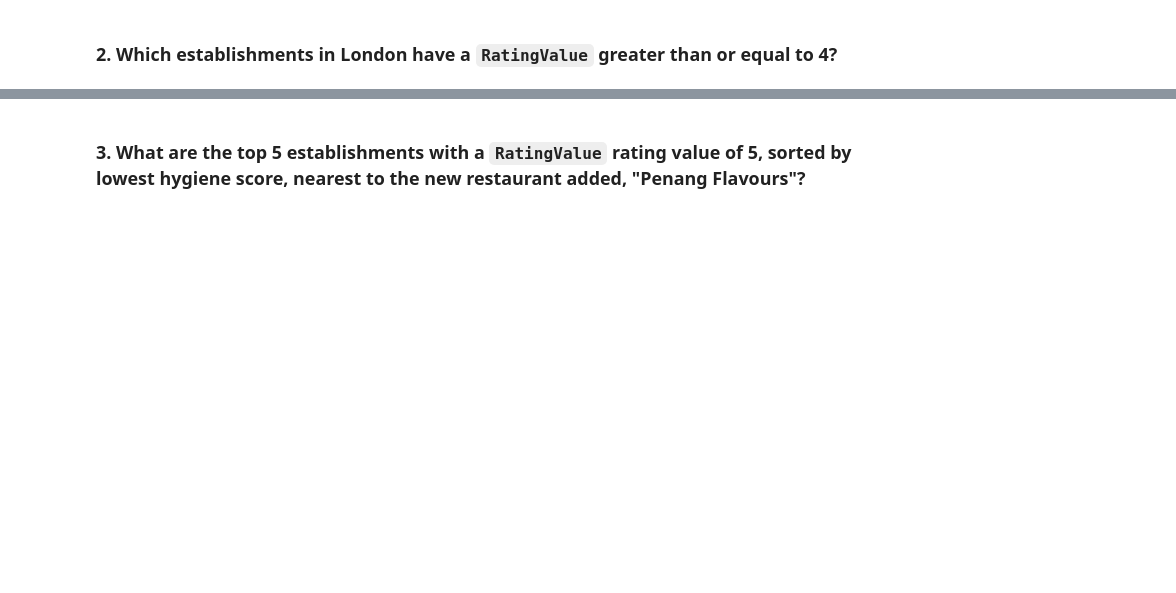
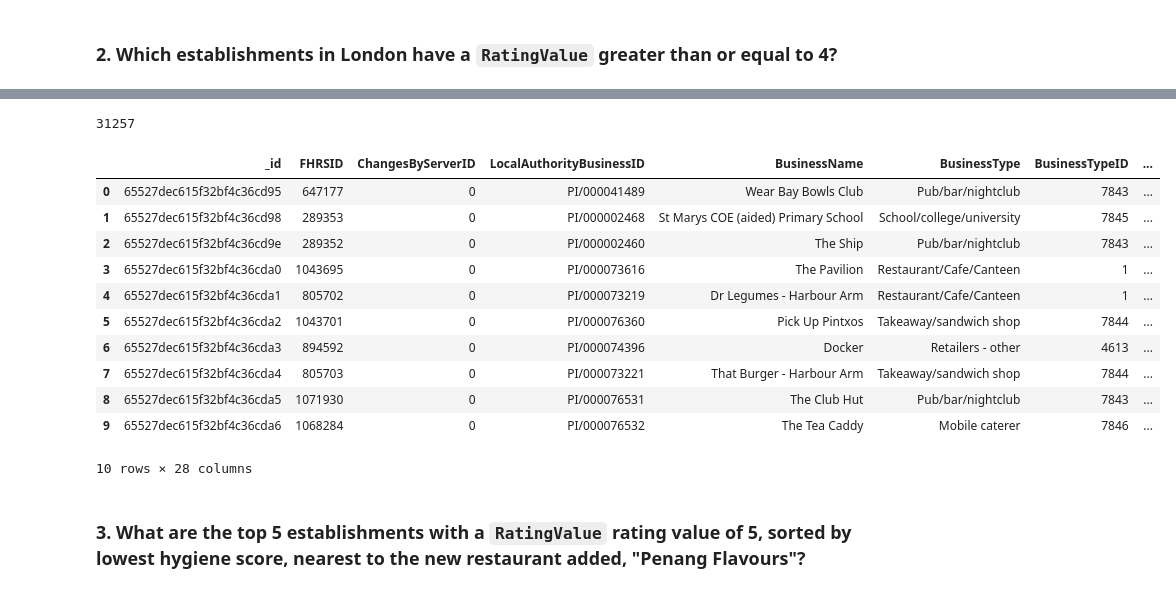
Before and after one commit to greenboi105/PyMongo-Restaurants, a Jupyter notebook: NoSQL_analysis_starter.ipynb, the cells around one changed output, grey strips where cells are left out. Cells and saved outputs as stored; diff of their text form; code cells hidden in the pictures; blank space fills up the shorter version.

```diff
--- a/NoSQL_analysis_starter.ipynb
+++ b/NoSQL_analysis_starter.ipynb
@@ -43,8 +108,14 @@ query =
 ### 2. Which establishments in London have a `RatingValue` greater than or equal to 4?
 # %%
 # Find the establishments with London as the Local Authority and has a RatingValue greater than or equal to 4.
-query =
+query = {'RatingValue': {'$gte': 4}}
 
 # Use count_documents to display the number of documents in the result
+num_restaurants = establishments.count_documents(query)
+
+print("The number of restaurants with a rating greater than or equal to four is:", num_restaurants)
 
 # Display the first document in the results using pprint
+restaurant_results = establishments.find(query)
+
+pprint(restaurant_results[0])
@@ -51,8 +140,25 @@ query =
 # %%
 # Convert the result to a Pandas DataFrame
+restaurant_df = pd.DataFrame(list(restaurant_results))
 
 # Display the number of rows in the DataFrame
+print(len(restaurant_df))
 
 # Display the first 10 rows of the DataFrame
+restaurant_df.head(10)
+# %% [output]
+31257
+|  | _id | FHRSID | ChangesByServerID | LocalAuthorityBusinessID | BusinessName | BusinessType | BusinessTypeID | ... |
+| 0 | 65527dec615f32bf4c36cd95 | 647177 | 0 | PI/000041489 | Wear Bay Bowls Club | Pub/bar/nightclub | 7843 | ... |
+| 1 | 65527dec615f32bf4c36cd98 | 289353 | 0 | PI/000002468 | St Marys COE (aided) Primary School | School/college/university | 7845 | ... |
+| 2 | 65527dec615f32bf4c36cd9e | 289352 | 0 | PI/000002460 | The Ship | Pub/bar/nightclub | 7843 | ... |
+| 3 | 65527dec615f32bf4c36cda0 | 1043695 | 0 | PI/000073616 | The Pavilion | Restaurant/Cafe/Canteen | 1 | ... |
+| 4 | 65527dec615f32bf4c36cda1 | 805702 | 0 | PI/000073219 | Dr Legumes - Harbour Arm | Restaurant/Cafe/Canteen | 1 | ... |
+| 5 | 65527dec615f32bf4c36cda2 | 1043701 | 0 | PI/000076360 | Pick Up Pintxos | Takeaway/sandwich shop | 7844 | ... |
+| 6 | 65527dec615f32bf4c36cda3 | 894592 | 0 | PI/000074396 | Docker | Retailers - other | 4613 | ... |
+| 7 | 65527dec615f32bf4c36cda4 | 805703 | 0 | PI/000073221 | That Burger - Harbour Arm | Takeaway/sandwich shop | 7844 | ... |
+| 8 | 65527dec615f32bf4c36cda5 | 1071930 | 0 | PI/000076531 | The Club Hut | Pub/bar/nightclub | 7843 | ... |
+| 9 | 65527dec615f32bf4c36cda6 | 1068284 | 0 | PI/000076532 | The Tea Caddy | Mobile caterer | 7846 | ... |
+10 rows × 28 columns
 # %% [markdown]
 ### 3. What are the top 5 establishments with a `RatingValue` rating value of 5, sorted by lowest hygiene score, nearest to the new restaurant added, "Penang Flavours"?
```
Also changed, not shown: parts of 13 cells of this notebook, 1 other file.
